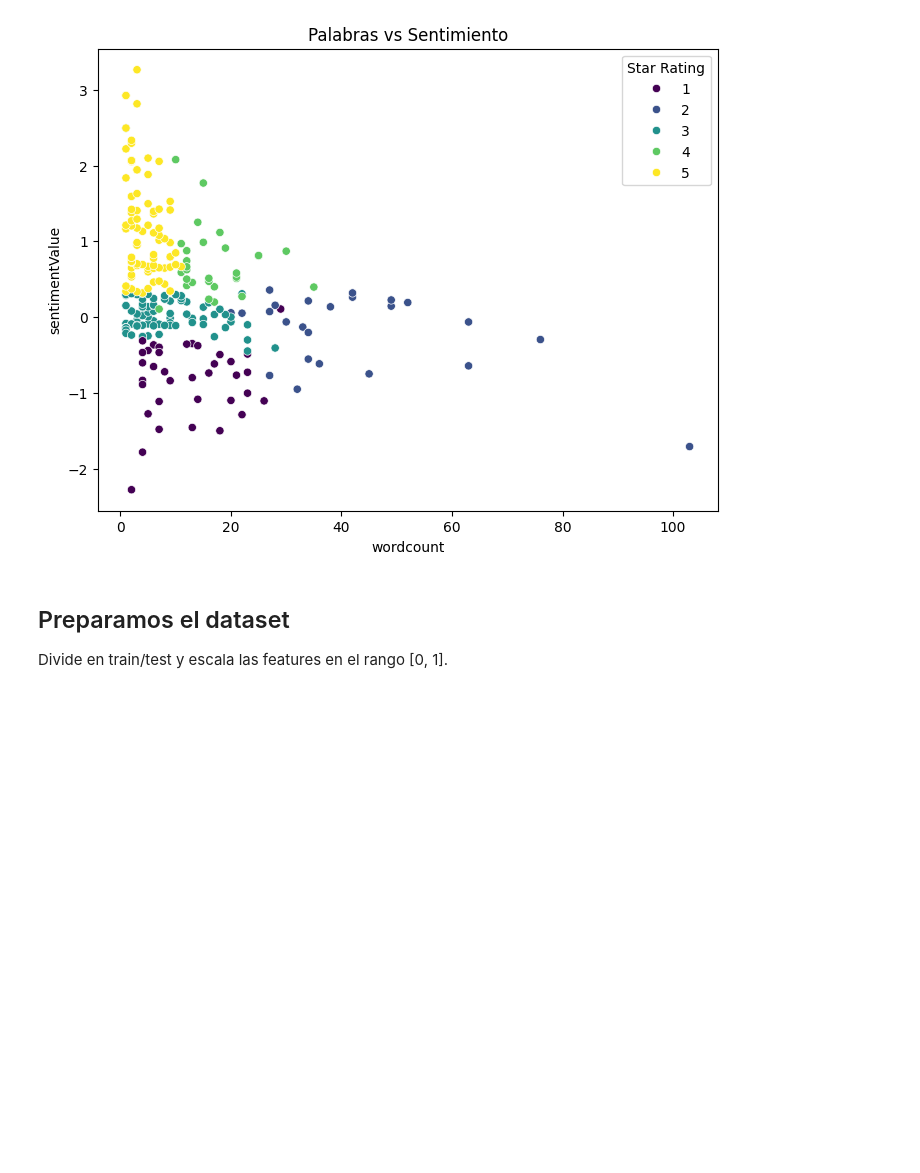
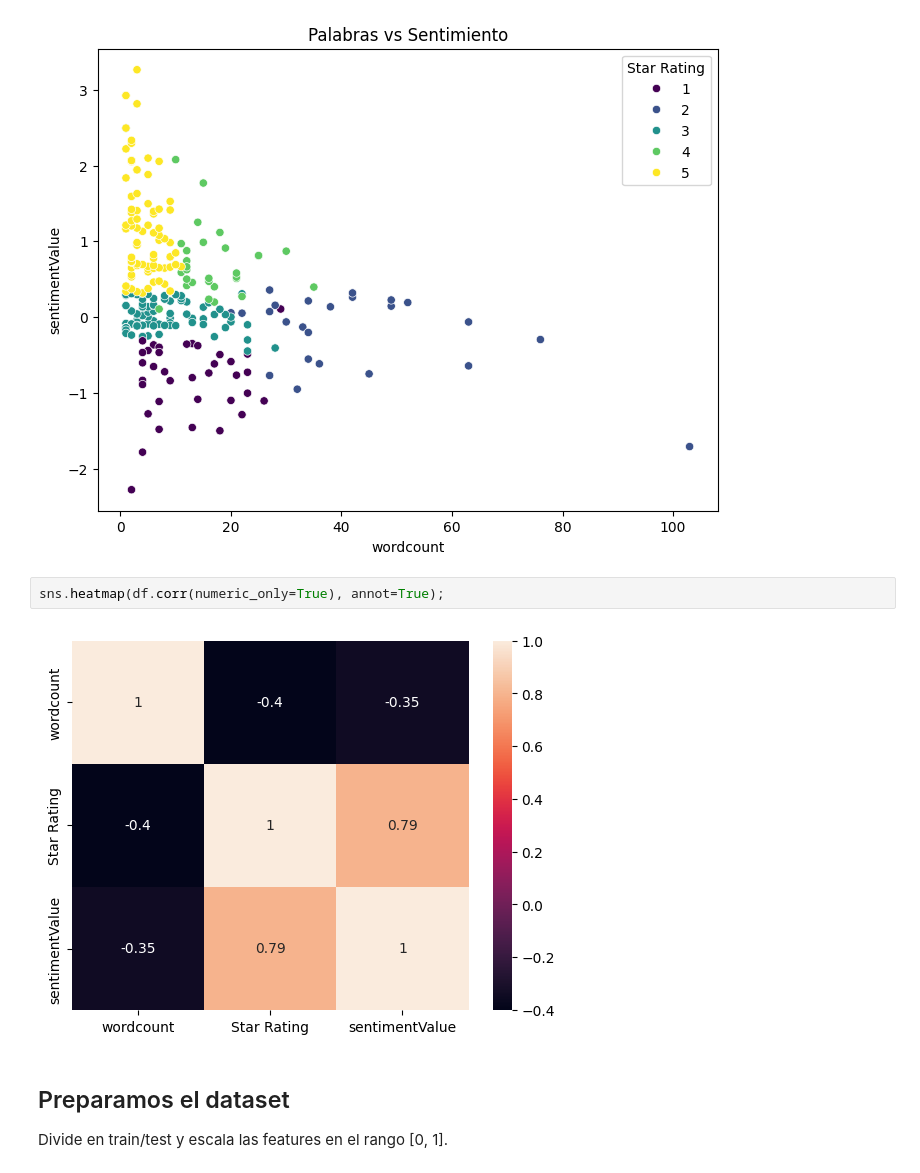
Before and after one commit to Mikelliza16/BootcampDataScienceML, a Jupyter notebook: TEMARIO_MIKEL/3-Machine_Learning/1-Supervisado/3-RegorClass/7-KNN/ejercicios/Ejercicio_k-NearestNeighbor_Mikel.ipynb, the cells around one changed output. Saved outputs shown, nothing was run; the diff lists cells and outputs as text; blank space fills up the shorter version.

```diff
--- a/TEMARIO_MIKEL/3-Machine_Learning/1-Supervisado/3-RegorClass/7-KNN/ejercicios/Ejercicio_k-NearestNeighbor.ipynb
+++ b/TEMARIO_MIKEL/3-Machine_Learning/1-Supervisado/3-RegorClass/7-KNN/ejercicios/Ejercicio_k-NearestNeighbor_Mikel.ipynb
@@ -68,6 +69,10 @@ Passing `palette` without assigning `hue` is deprecated and will be removed in v
   sns.countplot(x='Star Rating', data=df, palette='viridis')
 [figure]
 [figure]
+# %%
+sns.heatmap(df.corr(numeric_only=True), annot=True);
+# %% [output]
+[figure, added]
 # %% [markdown]
 ## Preparamos el dataset
 Divide en train/test y escala las features en el rango [0, 1].
```
Also changed, not shown: parts of 7 cells of this notebook, 15 other files.
